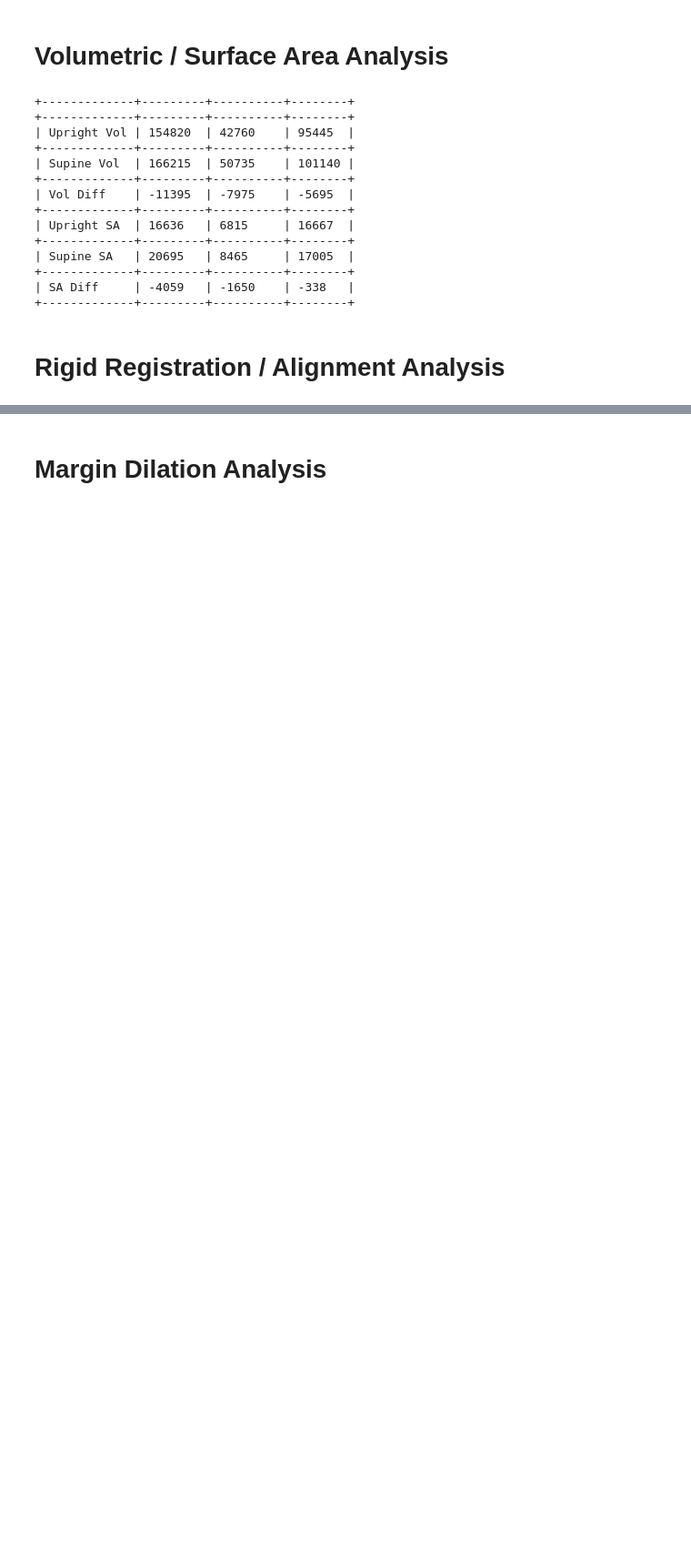
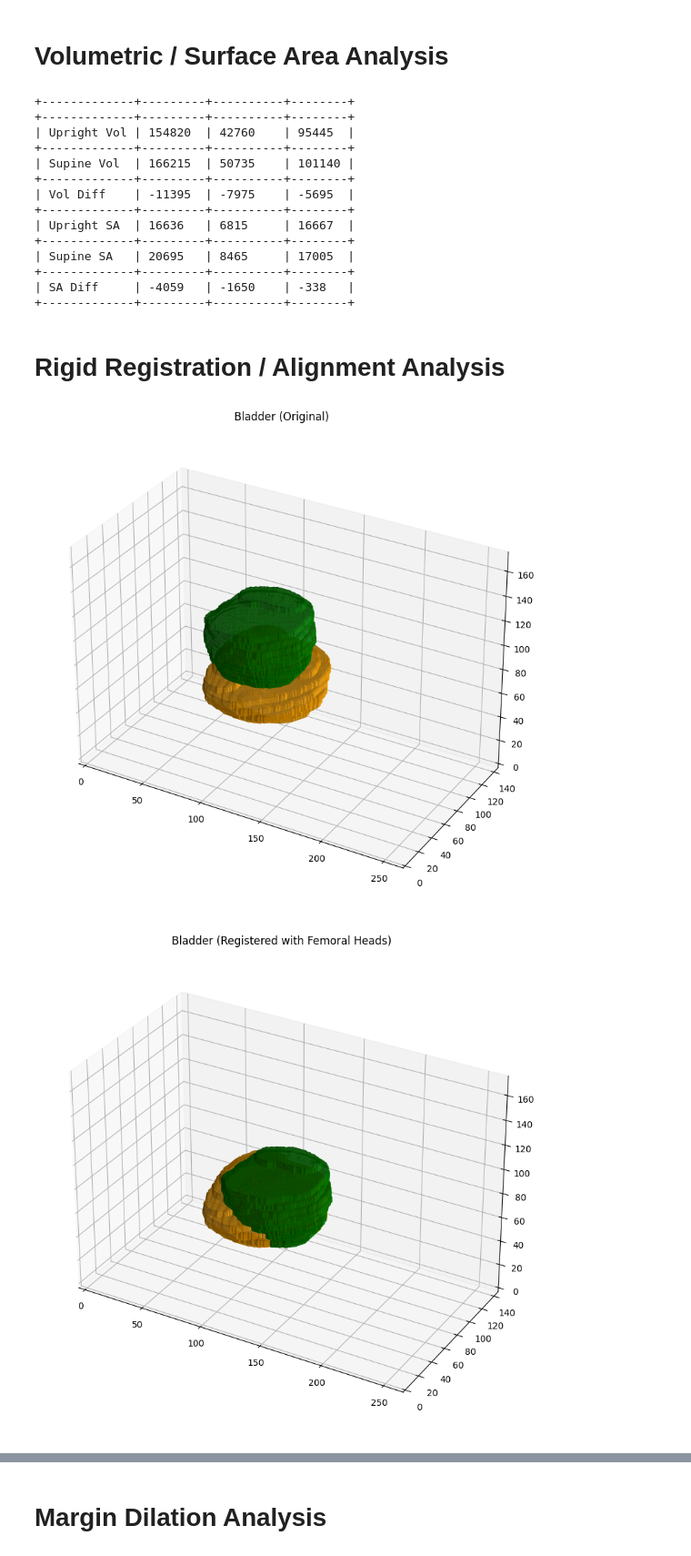
Before and after one commit to lochungtin/UVSMetrics, a Jupyter notebook: example_prostate.ipynb, the cells around one changed output, grey strips where cells are left out. Shown at 91% size. Drawn from its saved outputs; the diff is of its cells as text; code cells hidden in the pictures; blank space fills up the shorter version.

Commit message:
prostate analysis example complete

```diff
--- a/example_prostate.ipynb
+++ b/example_prostate.ipynb
@@ -25,8 +25,13 @@ CLR = [
     "blue",
     "purple",
 ]
+BLADDER = 0
+L_FEMUR = 1
+R_FEMUR = 2
+PROSTATE = 3
+RECTUM = 4
 # %%
-def show3D(matrix, title, size=(8, 8), downsample=1):
+def show3D(matrix, title="", size=(8, 8), downsample=1):
     matrix = matrix[::downsample, ::downsample, ::downsample]
 
     labels = np.unique(matrix)
@@ -59,7 +64,6 @@ def show3D(matrix, title, size=(8, 8), downsample=1):
     ax.set_ylim(0, ydim)
     ax.set_zlim(0, xdim)
     ax.set_box_aspect(matrix.shape)
-    # ax.invert_yaxis()
 
     ax.set_title(title)
     plt.tight_layout()
@@ -152,9 +156,30 @@ makeTable(rNames, [volU, volS, volDiff, saU, saS, saDiff], labels)
 # %% [markdown]
 # Rigid Registration / Alignment Analysis
 # %%
-# m1m0_transVec = M.getTranslationVector(m1, m0)
-# print(f"Mask 1 to 0 Translation Vector: {m1m0_transVec}")
-# print(f"Mask 1 to 0 Center of Mass Distance: {np.linalg.norm(m1m0_transVec)}")
+u2s_transVec = M.getTranslationVector(masksU[L_FEMUR] | masksU[R_FEMUR], masksS[L_FEMUR] | masksS[R_FEMUR])
 
-# m1_aligned, m0_aligned = M.rigidAlign(m1, m0, m1m0_transVec)
-# show3D(m0_aligned | m1_aligned)
+bladder_u2s_dVec = (M.getTranslationVector(masksU[BLADDER], masksS[BLADDER]) - u2s_transVec).tolist()
+prostate_u2s_dVec = (M.getTranslationVector(masksU[PROSTATE], masksS[PROSTATE]) - u2s_transVec).tolist()
+rectum_u2s_dVec = (M.getTranslationVector(masksU[RECTUM], masksS[RECTUM]) - u2s_transVec).tolist()
+
+display = np.zeros_like(masksS[PROSTATE], dtype=int)
+display[np.where(masksU[BLADDER])] = 1
+display[np.where(masksS[BLADDER])] = 2
+show3D(display, "Bladder (Original)")
+
+bladder_regU = M.applyTranslationVector(masksU[BLADDER], u2s_transVec)
+display = np.zeros_like(masksS[PROSTATE], dtype=int)
+display[np.where(bladder_regU)] = 1
+display[np.where(masksS[BLADDER])] = 2
+show3D(display, "Bladder (Registered with Femoral Heads)")
+
+bladder_u2s_dVec.append(np.linalg.norm(bladder_u2s_dVec))
+prostate_u2s_dVec.append(np.linalg.norm(prostate_u2s_dVec))
+rectum_u2s_dVec.append(np.linalg.norm(rectum_u2s_dVec))
+
+data = np.array([bladder_u2s_dVec, prostate_u2s_dVec, rectum_u2s_dVec]).T
+
+makeTable(["Left(-ve)/Right(+ve)", "Anterior(-ve)/Posterior(+ve)", "Inferior(-ve)/Superior(+ve)", "Magnitude"], data, ["U2S Bladder Displacement", "U2S Prostate Displacement", "U2S Rectum Displacement"])
+# %% [output]
+[figure, added]
+[figure, added]
```
Also changed, not shown: parts of 12 cells of this notebook.
